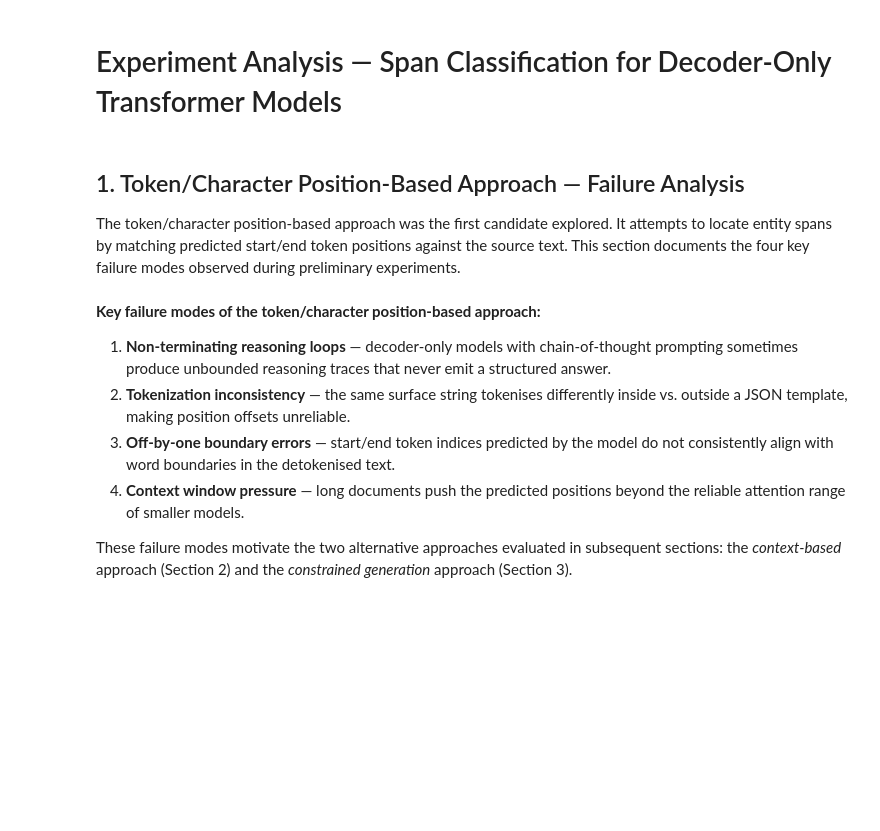
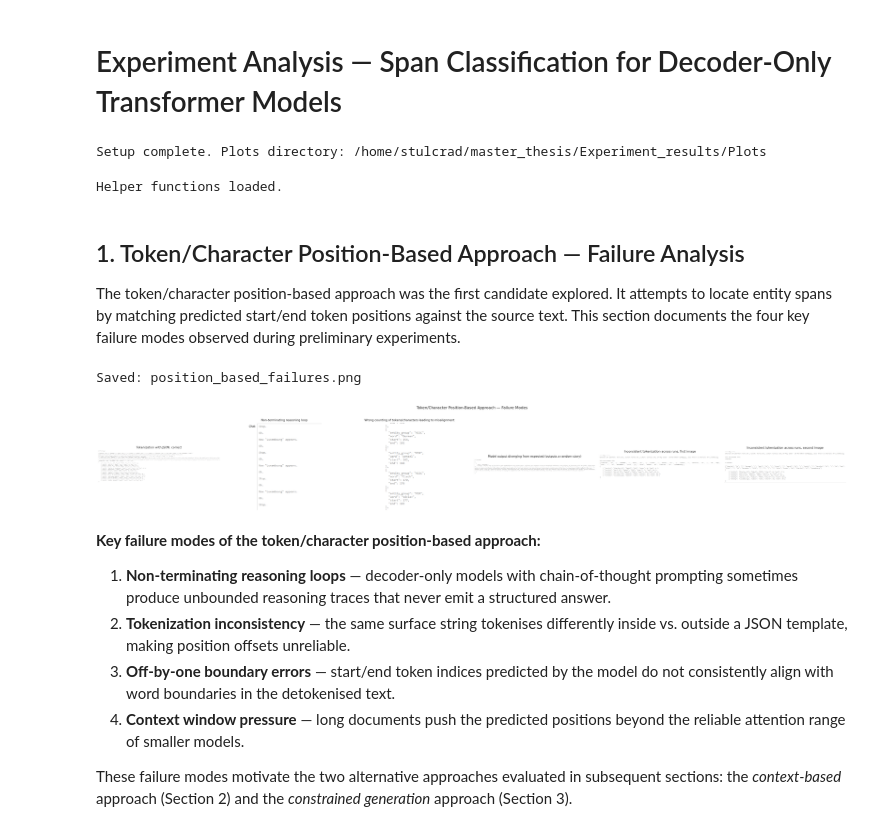
Before and after one commit to stulcrad/master_thesis, a Jupyter notebook: Notebooks/Experiment_analysis.ipynb, the cells around one changed output. Saved outputs shown, nothing was run; the diff lists cells and outputs as text; code cells hidden in the pictures; blank space fills up the shorter version.

```diff
--- a/Notebooks/Experiment_analysis.ipynb
+++ b/Notebooks/Experiment_analysis.ipynb
@@ -24,7 +24,7 @@ plt.rcParams.update({
 })
 sns.set_style('whitegrid')
 
-BASE = Path('../Experiment_results')
+BASE = Path('/home/stulcrad/master_thesis/Experiment_results')
 PLOTS = BASE / 'Plots'
 PLOTS.mkdir(exist_ok=True)
 
@@ -45,6 +45,8 @@ PROMPT_COLORS = {
     'Short':    '#55A868',
 }
 print("Setup complete. Plots directory:", PLOTS)
+# %% [output]
+Setup complete. Plots directory: /home/stulcrad/master_thesis/Experiment_results/Plots
 # %%
 MODEL_MAP = {
     'google/gemma-3-4b-it': 'Gemma-3 4B', 'gemma3:4b': 'Gemma-3 4B',
@@ -174,6 +176,8 @@ def save_fig(fig, name):
     plt.close(fig)
 
 print("Helper functions loaded.")
+# %% [output]
+Helper functions loaded.
 # %% [markdown]
 ## 1. Token/Character Position-Based Approach — Failure Analysis
 
@@ -181,30 +185,35 @@ The token/character position-based approach was the first candidate explored. It
 # %%
 import os
 
-screenshot_dir = Path('../screenshots')
+screenshot_dir = Path('screenshots')
 screenshots = {
-    'example_of_looping.png': 'Failure Mode 1: Non-terminating reasoning loop',
     'json_tokens_correct.png': 'Tokenization with JSON: correct',
-    'no_json_tokens_correct.png': 'Tokenization without JSON: inconsistent',
-    'big_input_context_json_correct.png': 'Large input: correct JSON context handling',
+    'example_of_looping.png': 'Non-terminating reasoning loop',
+    'example_of_wrong_counting.png': 'Wrong counting of tokens/characters leading to misalignment',
+    'random_story_example.png': 'Model output diverging from expected (outputs a random story)',
+    'Example of different tokenization.png': 'Inconsistent tokenization across runs, first image',
+    'Example of different tokenization 2.png': 'Inconsistent tokenization across runs, second image',
 }
 
 available = {k: v for k, v in screenshots.items() if (screenshot_dir / k).exists()}
 if available:
     n = len(available)
     fig, axes = plt.subplots(1, n, figsize=(6 * n, 5))
     if n == 1:
         axes = [axes]
     for ax, (fname, title) in zip(axes, available.items()):
         img = mpimg.imread(str(screenshot_dir / fname))
         ax.imshow(img)
         ax.set_title(title, fontsize=10, wrap=True)
         ax.axis('off')
     plt.suptitle('Token/Character Position-Based Approach — Failure Modes', fontsize=13, y=1.02)
     plt.tight_layout()
     save_fig(fig, 'position_based_failures')
 else:
     print("Screenshots not found — skipping display.")
+# %% [output]
+Saved: position_based_failures.png
+[figure, added]
 # %% [markdown]
 **Key failure modes of the token/character position-based approach:**
 
```
Also changed, not shown: 9 other files.
